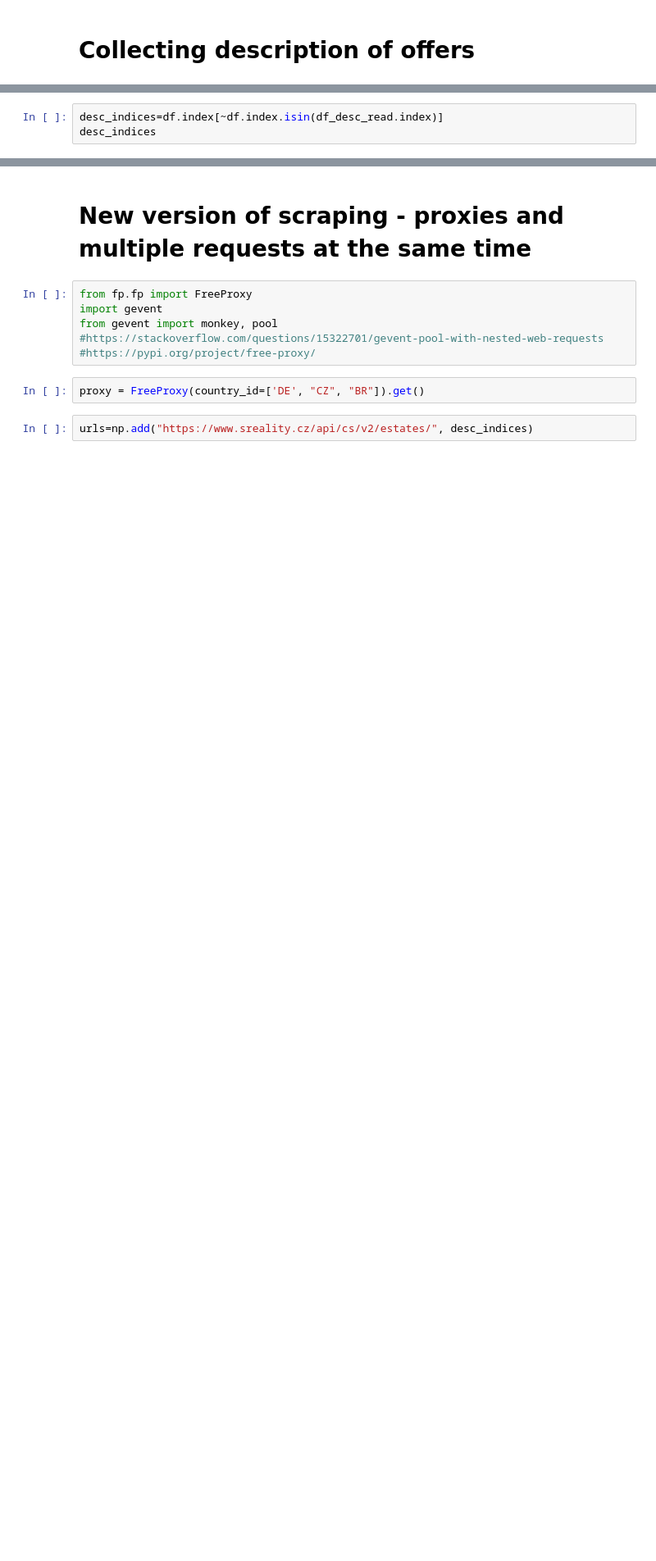
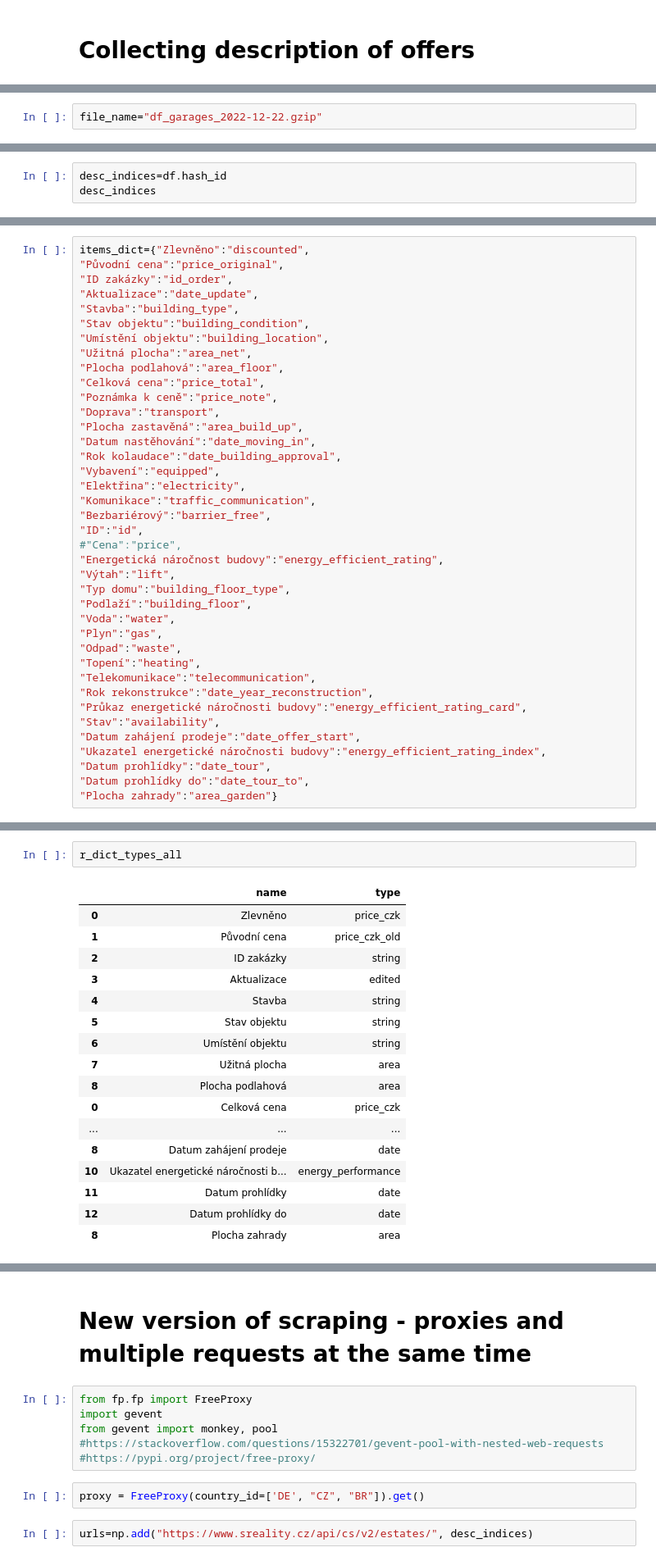
Before and after one commit to ta-dd/cmzf-redataprocessing, a Jupyter notebook: description_download.ipynb, the cells around one changed output, grey strips where cells are left out. Shown: that part at 82% size. Drawn from its saved outputs; the diff is of its cells as text; blank space fills up the shorter version.

```diff
--- a/description_download.ipynb
+++ b/description_download.ipynb
@@ -3 +7,3 @@
+# %%
+file_name="df_garages_2022-12-22.gzip"
 # %%
@@ -9,3 +19,3 @@ df_desc_read.index
 # %%
-desc_indices=df.index[~df.index.isin(df_desc_read.index)]
+desc_indices=df.hash_id
 desc_indices
@@ -36,2 +79,41 @@ for i in range(len(desc_indices)):
+# %%
+items_dict={"Zlevněno":"discounted",
+"Původní cena":"price_original",
+"ID zakázky":"id_order",
+"Aktualizace":"date_update",
+"Stavba":"building_type",
+"Stav objektu":"building_condition",
+"Umístění objektu":"building_location",
+"Užitná plocha":"area_net",
+"Plocha podlahová":"area_floor",
+"Celková cena":"price_total",
+"Poznámka k ceně":"price_note",
+"Doprava":"transport",
+"Plocha zastavěná":"area_build_up",
+"Datum nastěhování":"date_moving_in",
+"Rok kolaudace":"date_building_approval",
+"Vybavení":"equipped",
+"Elektřina":"electricity",
+"Komunikace":"traffic_communication",
+"Bezbariérový":"barrier_free",
+"ID":"id",
+#"Cena":"price",
+"Energetická náročnost budovy":"energy_efficient_rating",
+"Výtah":"lift",
+"Typ domu":"building_floor_type",
+"Podlaží":"building_floor",
+"Voda":"water",
+"Plyn":"gas",
+"Odpad":"waste",
+"Topení":"heating",
+"Telekomunikace":"telecommunication",
+"Rok rekonstrukce":"date_year_reconstruction",
+"Průkaz energetické náročnosti budovy":"energy_efficient_rating_card",
+"Stav":"availability",
+"Datum zahájení prodeje":"date_offer_start",
+"Ukazatel energetické náročnosti budovy":"energy_efficient_rating_index",
+"Datum prohlídky":"date_tour",
+"Datum prohlídky do":"date_tour_to",
+"Plocha zahrady":"area_garden"}
 # %%
 description_individual = {}
@@ -95,0 +190,20 @@ description_individual[r_dict["hash_id"]] = info_relevant
+# %%
+r_dict_types_all
+# %% [output]
+|  | name | type |
+| 0 | Zlevněno | price_czk |
+| 1 | Původní cena | price_czk_old |
+| 2 | ID zakázky | string |
+| 3 | Aktualizace | edited |
+| 4 | Stavba | string |
+| 5 | Stav objektu | string |
+| 6 | Umístění objektu | string |
+| 7 | Užitná plocha | area |
+| 8 | Plocha podlahová | area |
+| 0 | Celková cena | price_czk |
+| ... | ... | ... |
+| 8 | Datum zahájení prodeje | date |
+| 10 | Ukazatel energetické náročnosti b... | energy_performance |
+| 11 | Datum prohlídky | date |
+| 12 | Datum prohlídky do | date |
+| 8 | Plocha zahrady | area |
```
Also changed, not shown: parts of 19 cells of this notebook, 1 other file.
